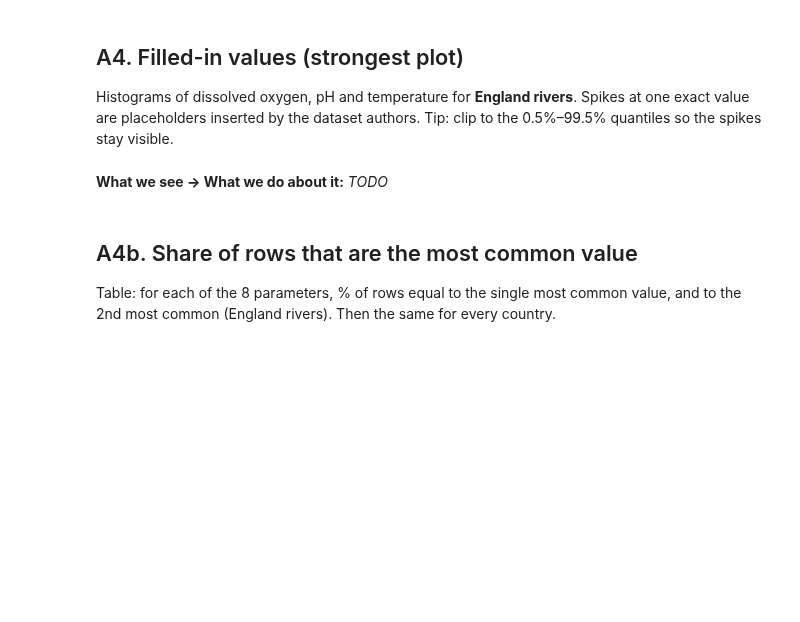
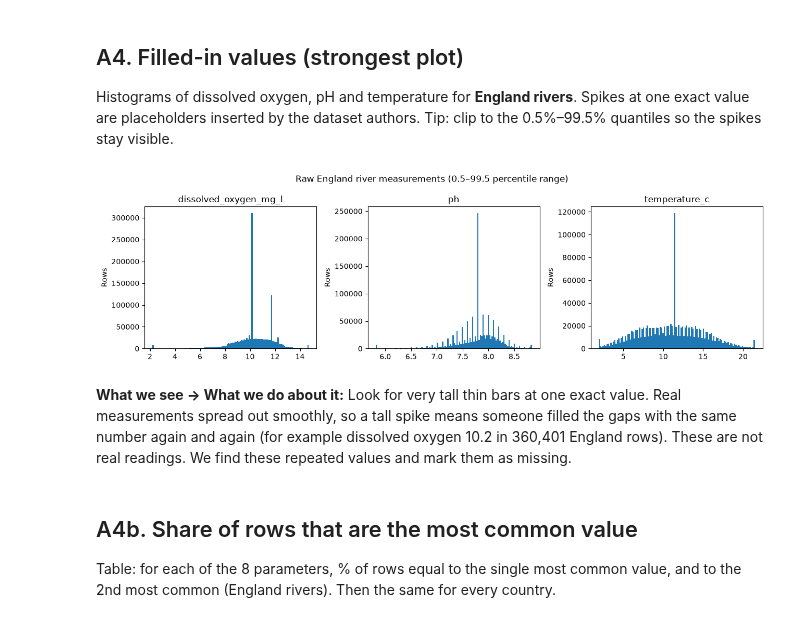
Before and after one commit to Priyal-2005/water-quality-prediction, a Jupyter notebook: notebooks/01_eda.ipynb, the cells around one changed output. Saved outputs shown, nothing was run; the diff lists cells and outputs as text; code cells hidden in the pictures; blank space fills up the shorter version.

```diff
--- a/notebooks/01_eda.ipynb
+++ b/notebooks/01_eda.ipynb
@@ -60,9 +104,20 @@ Share of rows with `waterbody_type` Effluent, Sewage or Drainage, per country (b
 ## A4. Filled-in values (strongest plot)
 Histograms of dissolved oxygen, pH and temperature for **England rivers**. Spikes at one exact value are placeholders inserted by the dataset authors. Tip: clip to the 0.5%–99.5% quantiles so the spikes stay visible.
 # %%
-# TODO: 1x3 histograms, save as eda_a4_raw_spikes.png
+eng = raw[(raw["country"] == "England") & (raw["waterbody_type"] == "River")].copy()
+fig, axes = plt.subplots(1, 3, figsize=(13, 3.8))
+for ax, col in zip(axes, SENSOR_COLS):
+    x = eng[col].dropna()
+    if len(x):
+        lo, hi = x.quantile([0.005, 0.995]); x = x.clip(lo, hi)
+        ax.hist(x, bins=120)
+    ax.set_title(col); ax.set_ylabel("Rows")
+fig.suptitle("Raw England river measurements (0.5–99.5 percentile range)")
+fig.tight_layout(); fig.savefig(os.path.join(FIG_DIR, "eda_a4_raw_spikes.png"), dpi=200); plt.show()
+# %% [output]
+[figure, added]
 # %% [markdown]
-**What we see → What we do about it:** *TODO*
+**What we see → What we do about it:** Look for very tall thin bars at one exact value. Real measurements spread out smoothly, so a tall spike means someone filled the gaps with the same number again and again (for example dissolved oxygen 10.2 in 360,401 England rows). These are not real readings. We find these repeated values and mark them as missing.
 # %% [markdown]
 ## A4b. Share of rows that are the most common value
 Table: for each of the 8 parameters, % of rows equal to the single most common value, and to the 2nd most common (England rivers). Then the same for every country.
```
Also changed, not shown: parts of 33 cells of this notebook, 10 other files.
